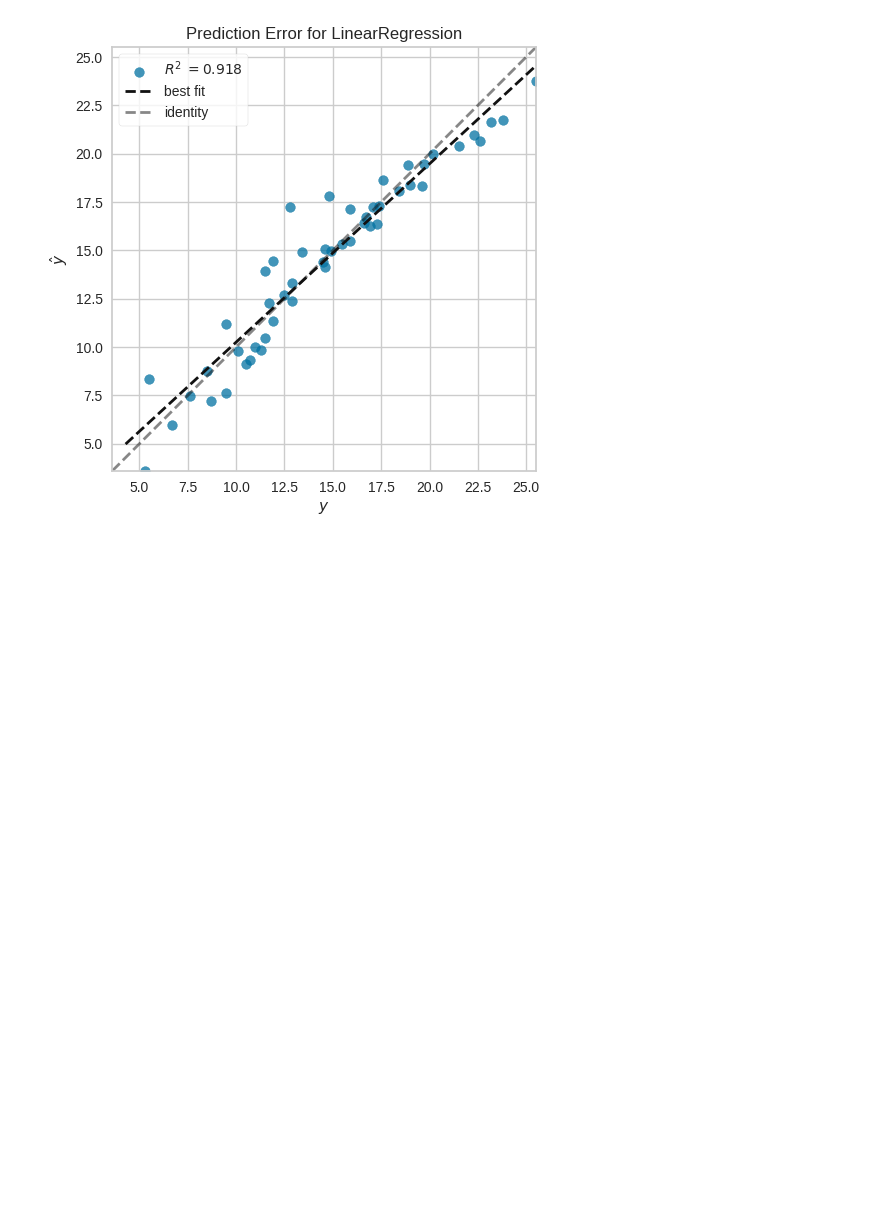
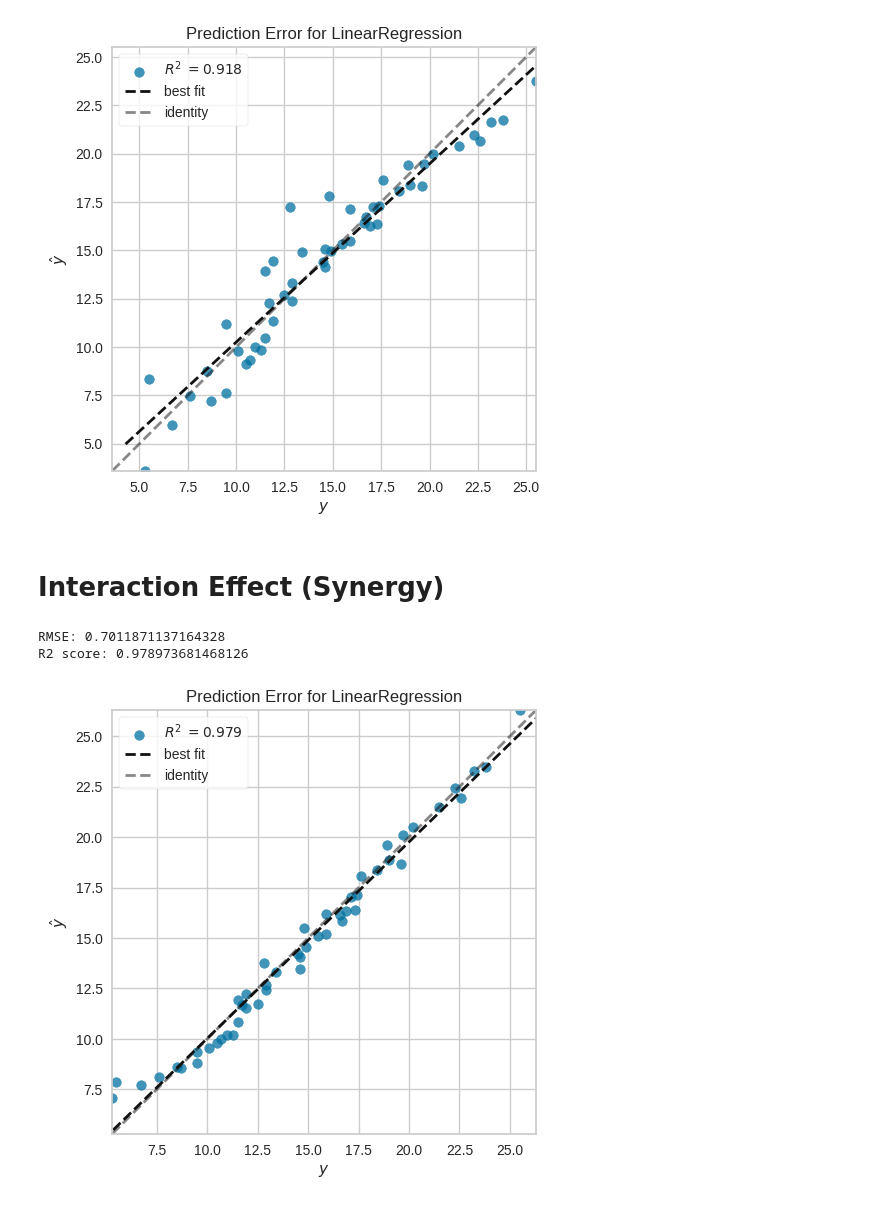
Before and after one commit to Usama-Amjad/MultipleLinearRegression-ScikitLearn, a Jupyter notebook: Predicting_Sales_Reveneu.ipynb, the cells around one changed output. Drawn from its saved outputs; the diff is of its cells as text; code cells hidden in the pictures; blank space fills up the shorter version.

```diff
--- a/Predicting_Sales_Reveneu.ipynb
+++ b/Predicting_Sales_Reveneu.ipynb
@@ -143,3 +143,27 @@ visualizer.score(X_test,y_test)
 visualizer.poof();
 # %% [output]
 [figure]
+# %% [markdown]
+# Interaction Effect (Synergy)
+# %%
+advert['interaction']=advert['TV']*advert['radio']
+# %%
+X=advert[['TV','radio','interaction']]
+y=advert.sales
+
+X_train,X_test,y_train,y_test=train_test_split(X,y,random_state=1)
+
+lm6=LinearRegression().fit(X_train,y_train)
+lm6_pred=lm6.predict(X_test)
+
+print("RMSE:",np.sqrt(mean_squared_error(y_test,lm6_pred)))
+print('R2 score:',r2_score(y_test,lm6_pred))
+# %% [output]
+RMSE: 0.7011871137164328
+R2 score: 0.978973681468126
+# %%
+visualizer=PredictionError(lm6).fit(X_train,y_train)
+visualizer.score(X_test,y_test)
+visualizer.poof();
+# %% [output]
+[figure, added]
```
